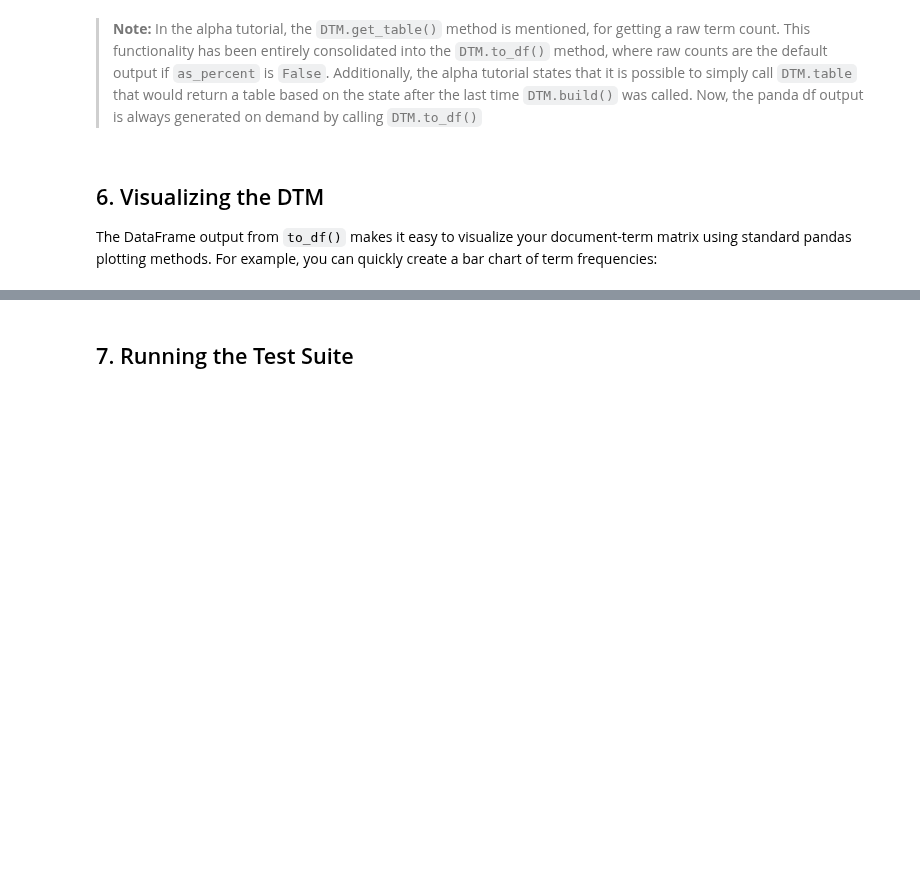
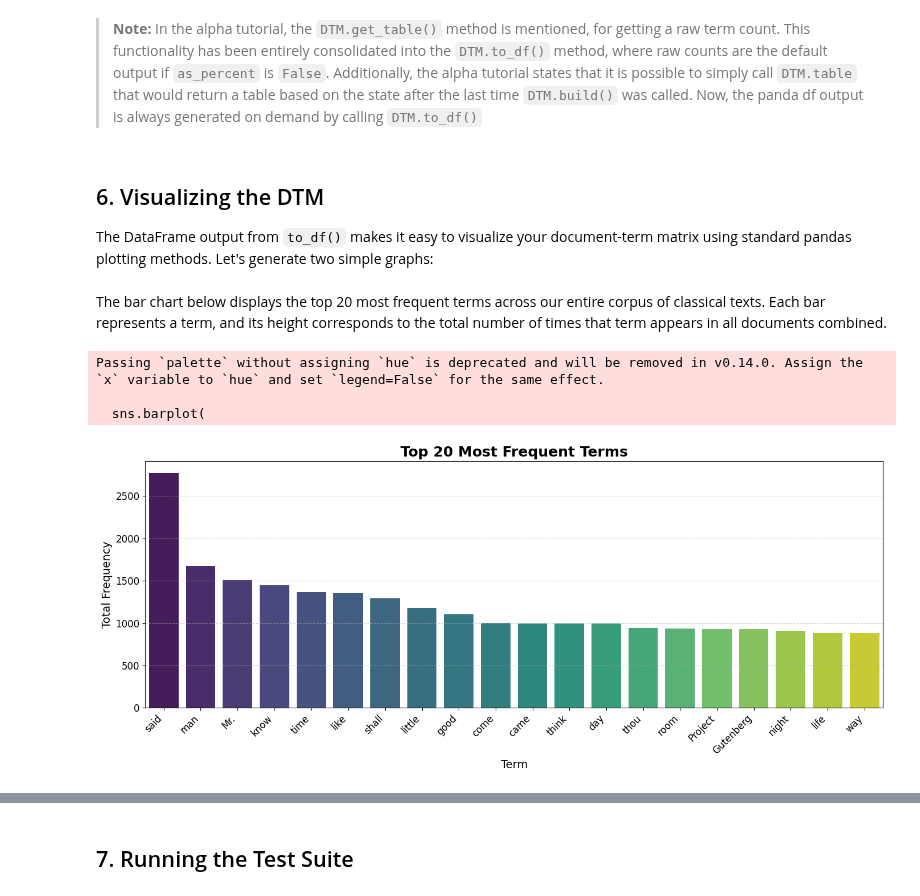
Before and after one commit to mangabe16/lexos, a Jupyter notebook: src/lexos/dtm/tutorial.ipynb, the cells around one changed output, grey strips where cells are left out. Drawn from its saved outputs; the diff is of its cells as text; code cells hidden in the pictures; blank space fills up the shorter version.

```diff
--- a/src/lexos/dtm/tutorial.ipynb
+++ b/src/lexos/dtm/tutorial.ipynb
@@ -84,9 +82,0 @@ loader.load(["txt_files"])
-# %%
-import puremagic
-
-file_path = r"C:\Users\gabal\OneDrive\Wheaton\2025\Summer\Lexos project\uv_lexos\src\lexos\dtm\txt_files\Alices Adventures in Wonderland by Lewis Carroll.txt"
-
-with open(file_path, "rb") as f:
-    file_start = f.read(4096)
-result = puremagic.magic_string(file_start, file_path)
-print(result)
@@ -95,3 +82,0 @@ print(result)
-# %%
-with open(r"C:\Users\gabal\OneDrive\Wheaton\2025\Summer\Lexos project\uv_lexos\src\lexos\dtm\txt_files\Alices Adventures in Wonderland by Lewis Carroll.txt", encoding="utf-8") as f:
-    print(f.read(200))  # Print first 200 characters
@@ -178,3 +174,5 @@ import pandas as pd
 # Basic DataFrame conversion
 df = dtm.to_df()
 df
+df = df.transpose() # transposing so it's similar to the DTM
+df
@@ -227,4 +269,4 @@ term_counts_df
 > Additionally, the alpha tutorial states that it is possible to simply call `DTM.table` that would return a table based on the state after the last time `DTM.build()` was called. Now, the panda df output is always generated on demand by calling `DTM.to_df()`
 # %% [markdown]
 ## 6. Visualizing the DTM
-The DataFrame output from `to_df()` makes it easy to visualize your document-term matrix using standard pandas plotting methods. For example, you can quickly create a bar chart of term frequencies:
+The DataFrame output from `to_df()` makes it easy to visualize your document-term matrix using standard pandas plotting methods. Let's generate two simple graphs:
@@ -232,0 +273,29 @@ df.sum(axis=1).plot(kind="bar", title="Term Frequencies Across All Documents")
+# %% [markdown]
+The bar chart below displays the top 20 most frequent terms across our entire corpus of classical texts. Each bar represents a term, and its height corresponds to the total number of times that term appears in all documents combined.
+# %%
+import seaborn as sns
+
+import matplotlib.pyplot as plt
+
+top_n = 20
+term_totals = df.sum(axis=0).sort_values(ascending=False)[:top_n]
+
+plt.figure(figsize=(14, 6))
+sns.barplot(
+    x=term_totals.index,
+    y=term_totals.values,
+    palette="viridis"
+)
+plt.title(f"Top {top_n} Most Frequent Terms", fontsize=18, weight="bold")
+plt.ylabel("Total Frequency", fontsize=14)
+plt.xlabel("Term", fontsize=14)
+plt.xticks(rotation=45, ha="right", fontsize=12)
+plt.yticks(fontsize=12)
+plt.tight_layout()
+plt.grid(axis="y", linestyle="--", alpha=0.6)
+plt.show()
+# %% [output]
+Passing `palette` without assigning `hue` is deprecated and will be removed in v0.14.0. Assign the `x` variable to `hue` and set `legend=False` for the same effect.
+
+  sns.barplot(
+[figure, added]
```
Also changed, not shown: parts of 25 cells of this notebook, 1 other file.
